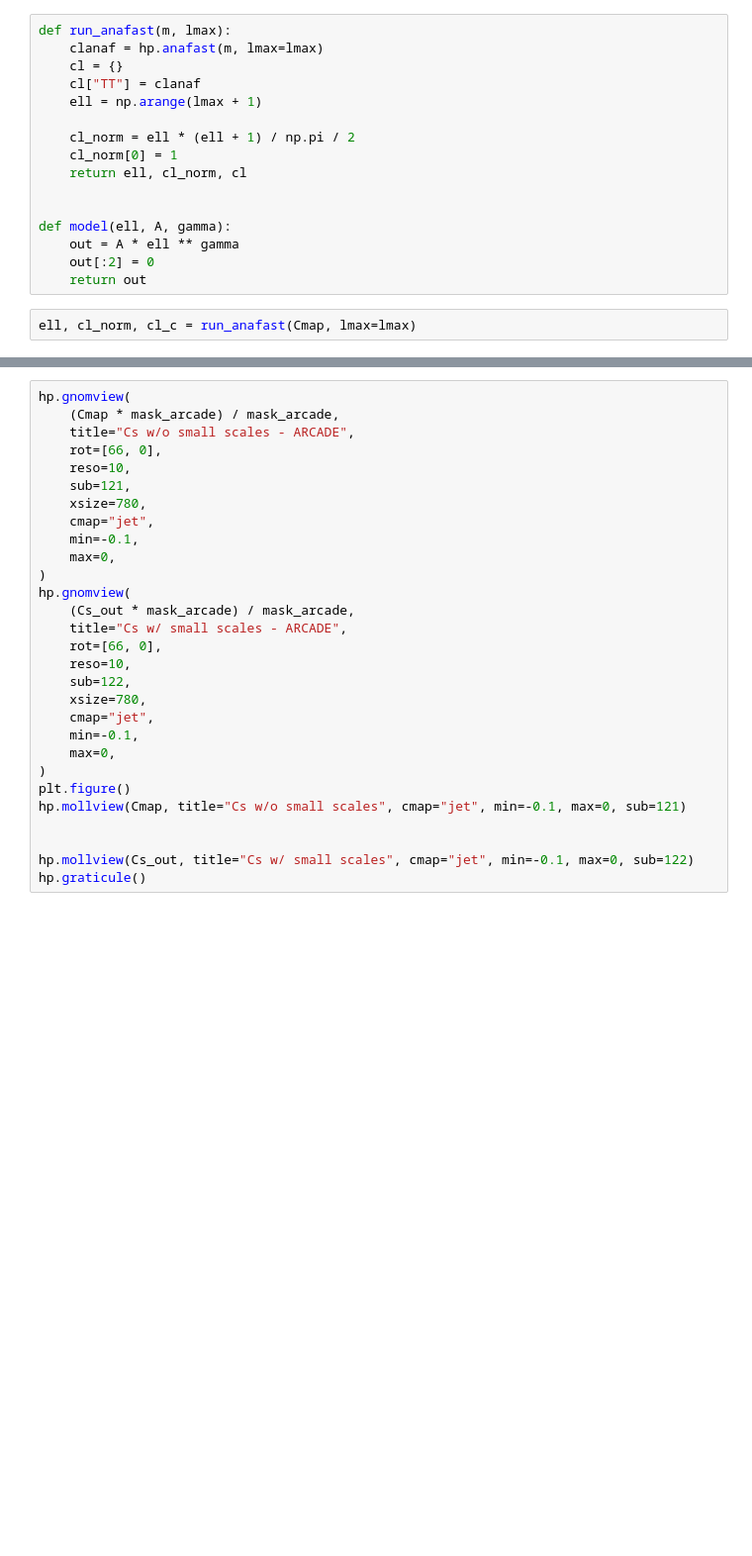
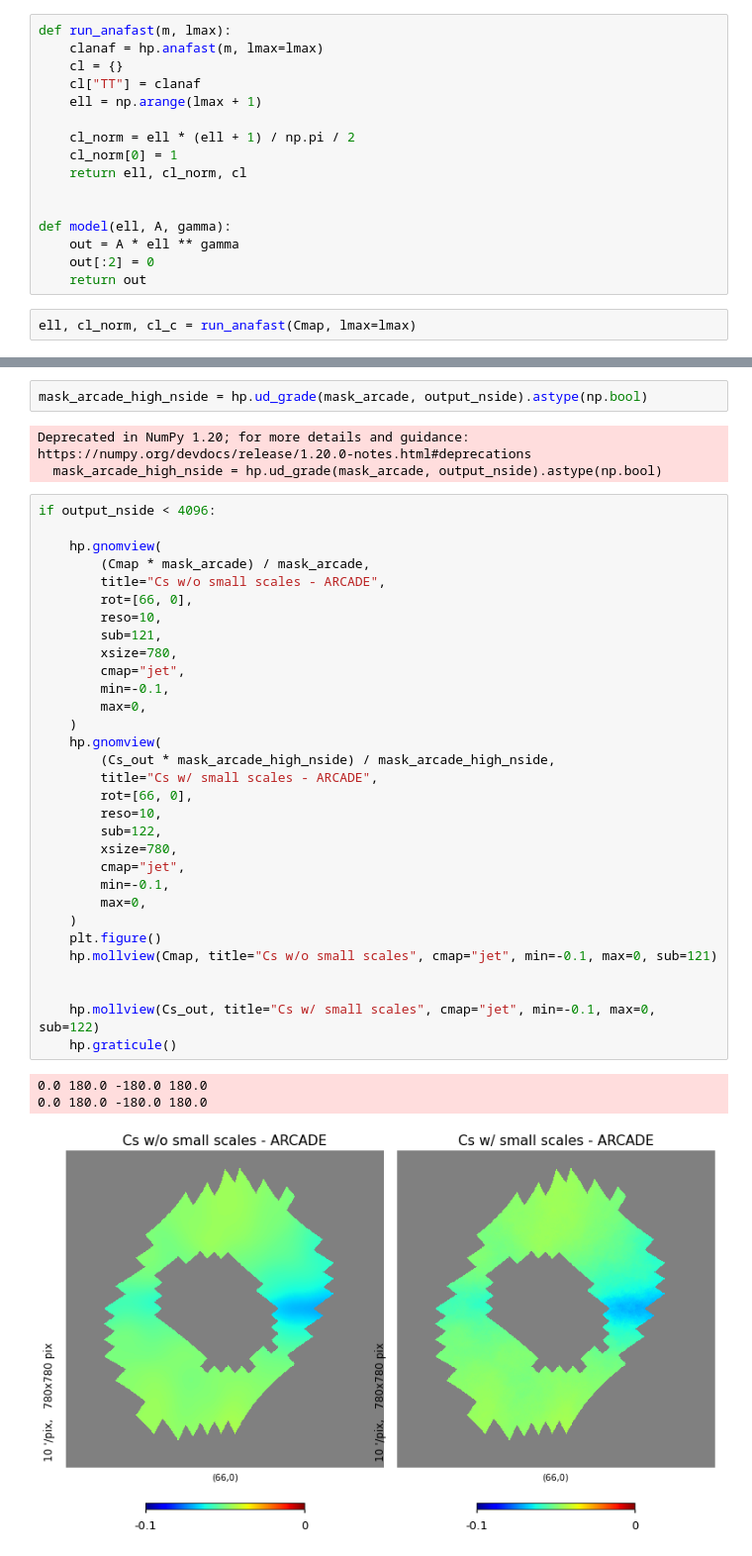
Before and after one commit to galsci/pysm, a Jupyter notebook: docs/preprocess-templates/synchrotron_curvature.ipynb, the cells around one changed output, grey strips where cells are left out. Shown at 99% size. Cells and saved outputs as stored; diff of their text form; blank space fills up the shorter version.

```diff
--- a/docs/preprocess-templates/synchrotron_curvature.ipynb
+++ b/docs/preprocess-templates/synchrotron_curvature.ipynb
@@ -219,29 +269,40 @@ plt.ylim(1e-15, 1e-4)
+# %%
+mask_arcade_high_nside = hp.ud_grade(mask_arcade, output_nside).astype(np.bool)
+# %% [output]
+Deprecated in NumPy 1.20; for more details and guidance: https://numpy.org/devdocs/release/1.20.0-notes.html#deprecations
+  mask_arcade_high_nside = hp.ud_grade(mask_arcade, output_nside).astype(np.bool)
 # %%
-hp.gnomview(
-    (Cmap * mask_arcade) / mask_arcade,
-    title="Cs w/o small scales - ARCADE",
-    rot=[66, 0],
-    reso=10,
-    sub=121,
-    xsize=780,
-    cmap="jet",
-    min=-0.1,
-    max=0,
-)
-hp.gnomview(
-    (Cs_out * mask_arcade) / mask_arcade,
-    title="Cs w/ small scales - ARCADE",
-    rot=[66, 0],
-    reso=10,
-    sub=122,
-    xsize=780,
-    cmap="jet",
-    min=-0.1,
-    max=0,
-)
-plt.figure()
-hp.mollview(Cmap, title="Cs w/o small scales", cmap="jet", min=-0.1, max=0, sub=121)
+if output_nside < 4096:
+
+    hp.gnomview(
+        (Cmap * mask_arcade) / mask_arcade,
+        title="Cs w/o small scales - ARCADE",
+        rot=[66, 0],
+        reso=10,
+        sub=121,
+        xsize=780,
+        cmap="jet",
+        min=-0.1,
+        max=0,
+    )
+    hp.gnomview(
+        (Cs_out * mask_arcade_high_nside) / mask_arcade_high_nside,
+        title="Cs w/ small scales - ARCADE",
+        rot=[66, 0],
+        reso=10,
+        sub=122,
+        xsize=780,
+        cmap="jet",
+        min=-0.1,
+        max=0,
+    )
+    plt.figure()
+    hp.mollview(Cmap, title="Cs w/o small scales", cmap="jet", min=-0.1, max=0, sub=121)
 
 
-hp.mollview(Cs_out, title="Cs w/ small scales", cmap="jet", min=-0.1, max=0, sub=122)
-hp.graticule()
+    hp.mollview(Cs_out, title="Cs w/ small scales", cmap="jet", min=-0.1, max=0, sub=122)
+    hp.graticule()
+# %% [output]
+0.0 180.0 -180.0 180.0
+0.0 180.0 -180.0 180.0
+[figure, added]
```
Also changed, not shown: parts of 19 cells of this notebook.
